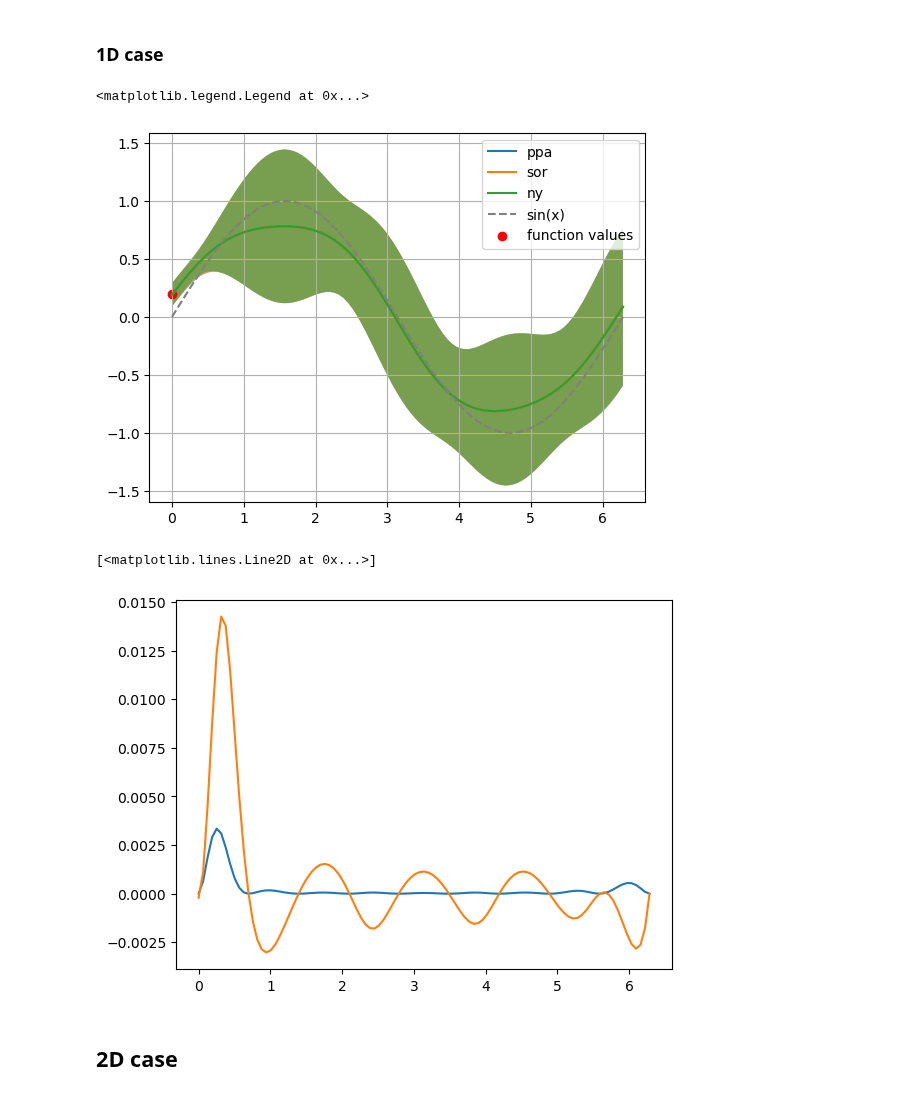
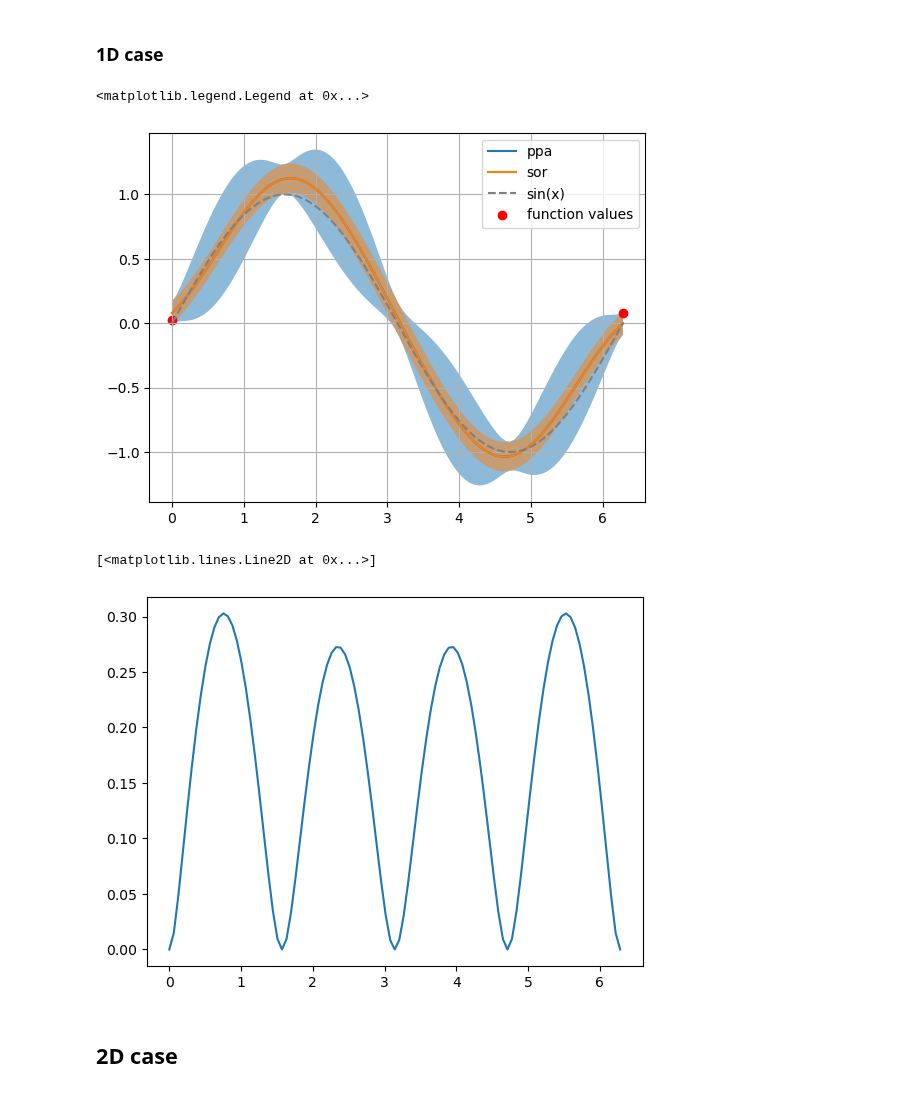
Before and after one commit to LukasEin/jaxgp, a Jupyter notebook: recover_from_derivatives.ipynb, the cells around one changed output. Cells and saved outputs as stored; diff of their text form; code cells hidden in the pictures.

```diff
--- a/recover_from_derivatives.ipynb
+++ b/recover_from_derivatives.ipynb
@@ -6,11 +7,13 @@ from gaussian_process.kernels import RBF
 # %% [markdown]
 ### 1D case
 # %%
+key = random.PRNGKey(0)
+
 def func(x,noise=0.0):
-    return jnp.sin(x) + noise*jnp.random.randn(*x.shape)
+    return jnp.sin(x) + noise*random.uniform(key,x.shape)
 
 def grad_func(x,noise=0.0):
-    return jnp.cos(x) + noise*jnp.random.randn(*x.shape)
+    return jnp.cos(x) + noise*random.uniform(key,x.shape)
 # %%
 bounds = jnp.array([0.0, 2*jnp.pi])
 
@@ -18,17 +21,17 @@ noise = 0.1
 
 length_scale = 1.0
 
-num_datapoints = 1
+num_datapoints = 2
 datagrid = jnp.linspace(*bounds,num_datapoints)
 data_values = func(datagrid,noise)
-num_derivpoints = 5
-derivative_grid = jnp.linspace(*bounds,num_derivpoints)
+num_derivpoints = (9,)
+derivative_grid = jnp.linspace(*bounds,num_derivpoints[0])
 derivative_values = grad_func(derivative_grid,noise)
 
 X_data = jnp.concatenate((datagrid,derivative_grid)).reshape(-1,1)
 Y_data = jnp.concatenate((data_values,derivative_values)).reshape(-1,1)
 
-num_referencepoints = 10
+num_referencepoints = 5
 referencegrid = jnp.linspace(*bounds,num_referencepoints).reshape(-1,1)
 
 num_gridpoints = 101
@@ -58,20 +61,20 @@ plt.plot(grid,means_ppa,label="ppa")
 plt.fill_between(grid,means_ppa-stds_ppa,means_ppa+stds_ppa,alpha=0.5)
 plt.plot(grid,means_sor,label="sor")
 plt.fill_between(grid,means_sor-stds_sor,means_sor+stds_sor,alpha=0.5)
-plt.plot(grid,means_ny,label="ny")
-plt.fill_between(grid,means_ny-stds_ny,means_ny+stds_ny,alpha=0.5)
+# plt.plot(grid,means_ny,label="ny")
+# plt.fill_between(grid,means_ny-stds_ny,means_ny+stds_ny,alpha=0.5)
 plt.plot(grid,func(grid),color="grey",ls="--",label="sin(x)")
 plt.scatter(datagrid,data_values,color="r",label="function values")
 plt.grid()
 plt.legend()
 # %% [output]
 <matplotlib.legend.Legend at 0x...>
-[figure, old version]
+[figure, new version]
 # %%
 plt.plot(grid,stds_ppa-stds_sor)
-plt.plot(grid,stds_ppa-stds_ny)
+# plt.plot(grid,stds_ppa-stds_ny)
 # %% [output]
 [<matplotlib.lines.Line2D at 0x...>]
-[figure, old version]
+[figure, new version]
 # %% [markdown]
 ## 2D case
```
Also changed, not shown: parts of 7 cells of this notebook.
